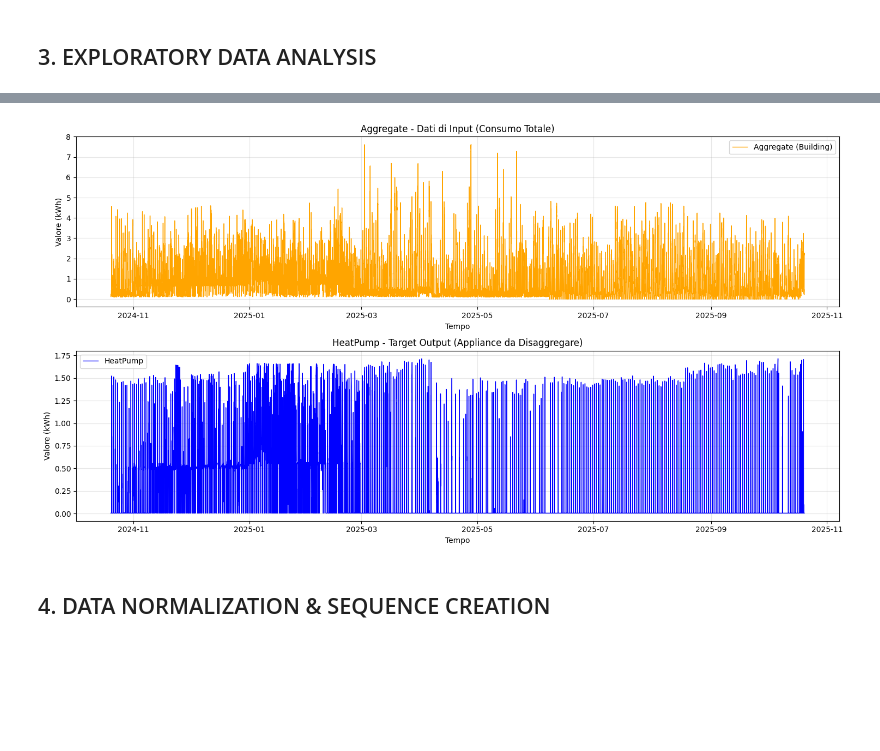
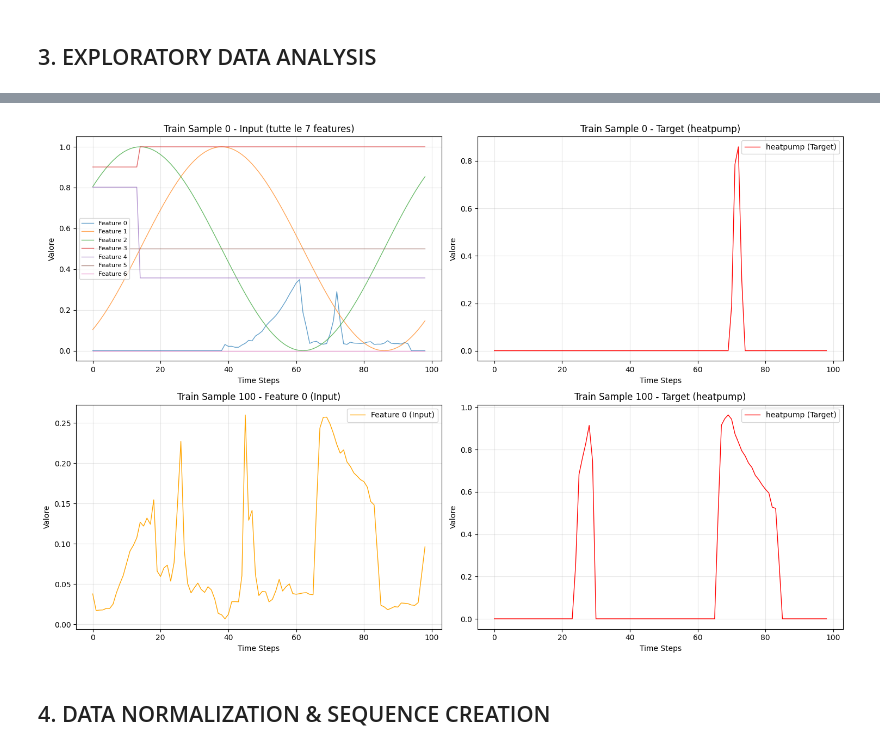
Before and after one commit to Thetommigun432/MTS3-MCTE-Team-Project-Energy-G1, a Jupyter notebook: model_exploration/5_Model_CNN_Seq2Seq.ipynb, the cells around one changed output, grey strips where cells are left out. Cells and saved outputs as stored; diff of their text form; code cells hidden in the pictures; blank space fills up the shorter version.

```diff
--- a/model_exploration/5_Model_CNN_Seq2Seq.ipynb
+++ b/model_exploration/5_Model_CNN_Seq2Seq.ipynb
@@ -90,25 +130,50 @@ Window size scelto: 96 (sequenza di ~1 giorno con dati ogni 15 min)
 # %%
-# Visualizza le timeline complete
-fig, axes = plt.subplots(2, 1, figsize=(15, 8))
+# Visualizza alcune sequenze di esempio
+sample_idx = 0
 
-axes[0].plot(Building['_time'], Building['_value'], linewidth=1, color='orange', label='Aggregate (Building)')
-axes[0].set_title('Aggregate - Dati di Input (Consumo Totale)')
-axes[0].set_xlabel('Tempo')
-axes[0].set_ylabel('Valore (kWh)')
-axes[0].grid(True, alpha=0.3)
-axes[0].legend()
+fig, axes = plt.subplots(2, 2, figsize=(15, 10))
 
-axes[1].plot(Oven['_time'], Oven['_value'], linewidth=1, color='blue', label=f'{TARGET_APPLIANCE}')
-axes[1].set_title(f'{TARGET_APPLIANCE} - Target Output (Appliance da Disaggregare)')
-axes[1].set_xlabel('Tempo')
-axes[1].set_ylabel('Valore (kWh)')
-axes[1].grid(True, alpha=0.3)
-axes[1].legend()
+# Plot di tutte le features di input per il primo sample
+ax = axes[0, 0]
+for i in range(num_input_features):
+    ax.plot(X_train[sample_idx, :, i], linewidth=1, label=f'Feature {i}', alpha=0.7)
+ax.set_title(f'Train Sample {sample_idx} - Input (tutte le {num_input_features} features)')
+ax.set_xlabel('Time Steps')
+ax.set_ylabel('Valore')
+ax.grid(True, alpha=0.3)
+ax.legend(fontsize=8)
+
+# Target per il primo sample
+ax = axes[0, 1]
+ax.plot(y_train[sample_idx, :, 0], linewidth=1, color='red', label=f'{TARGET_APPLIANCE} (Target)')
+ax.set_title(f'Train Sample {sample_idx} - Target ({TARGET_APPLIANCE})')
+ax.set_xlabel('Time Steps')
+ax.set_ylabel('Valore')
+ax.grid(True, alpha=0.3)
+ax.legend()
+
+# Seconda sequenza - solo feature 0 (assumendo sia l'aggregate principale)
+sample_idx_2 = min(100, len(X_train)-1)
+ax = axes[1, 0]
+ax.plot(X_train[sample_idx_2, :, 0], linewidth=1, color='orange', label='Feature 0 (Input)')
+ax.set_title(f'Train Sample {sample_idx_2} - Feature 0 (Input)')
+ax.set_xlabel('Time Steps')
+ax.set_ylabel('Valore')
+ax.grid(True, alpha=0.3)
+ax.legend()
+
+ax = axes[1, 1]
+ax.plot(y_train[sample_idx_2, :, 0], linewidth=1, color='red', label=f'{TARGET_APPLIANCE} (Target)')
+ax.set_title(f'Train Sample {sample_idx_2} - Target ({TARGET_APPLIANCE})')
+ax.set_xlabel('Time Steps')
+ax.set_ylabel('Valore')
+ax.grid(True, alpha=0.3)
+ax.legend()
 
 plt.tight_layout()
 plt.show()
 # %% [output]
-[figure, old version]
+[figure, new version]
 # %% [markdown]
 ## 4. DATA NORMALIZATION & SEQUENCE CREATION
 # %%
```
Also changed, not shown: parts of 21 cells of this notebook, 22 other files.
